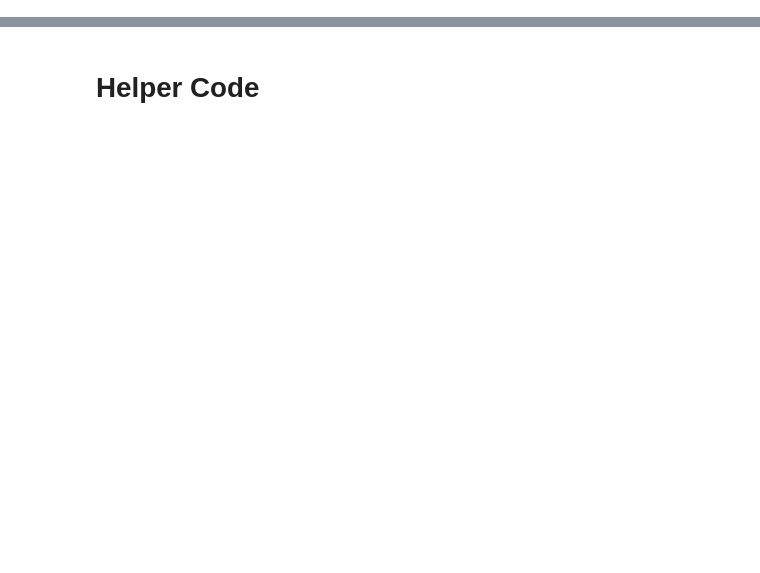
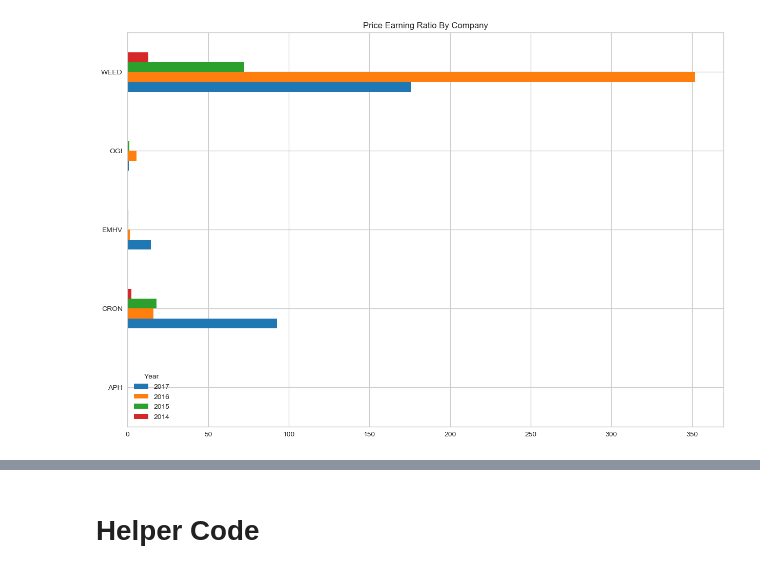
Before and after one commit to SCS-UofT/SCS3250-020, a Jupyter notebook: Project3250-020_WorkingCopy.ipynb, the cells around one changed output, grey strips where cells are left out. Cells and saved outputs as stored; diff of their text form; code cells hidden in the pictures; blank space fills up the shorter version.

```diff
--- a/Project3250-020_WorkingCopy.ipynb
+++ b/Project3250-020_WorkingCopy.ipynb
@@ -195,0 +514,9 @@ PriceEarning
+# %%
+PriceEarning = pd.DataFrame({'APH': MarketValue['APH'] / NetIncome['APH'],
+                           'CRON': MarketValue['CRON'] / NetIncome['CRON'],
+                           'EMHV': MarketValue['EMHV'] / NetIncome['EMHV'],
+                           'OGI': MarketValue['OGI'] / NetIncome['OGI'],
+                           'WEED': MarketValue['WEED'] / NetIncome['WEED']})
+PriceEarning=PriceEarning.round(2)
+PriceEarning1 = PriceEarning.round(2).transpose()
+PriceEarning1
@@ -195,0 +530,4 @@ PriceEarning
+# %%
+PriceEarning1.plot(kind='barh',title='Price Earning Ratio By Company');
+# %% [output]
+[figure, added]
```
Also changed, not shown: parts of 81 cells of this notebook.
